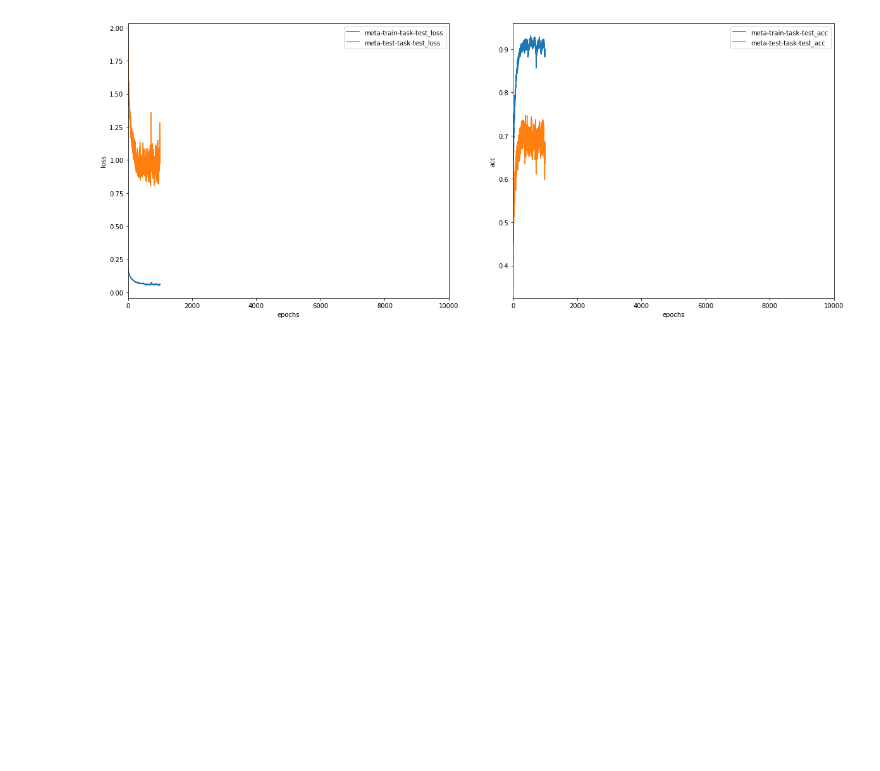
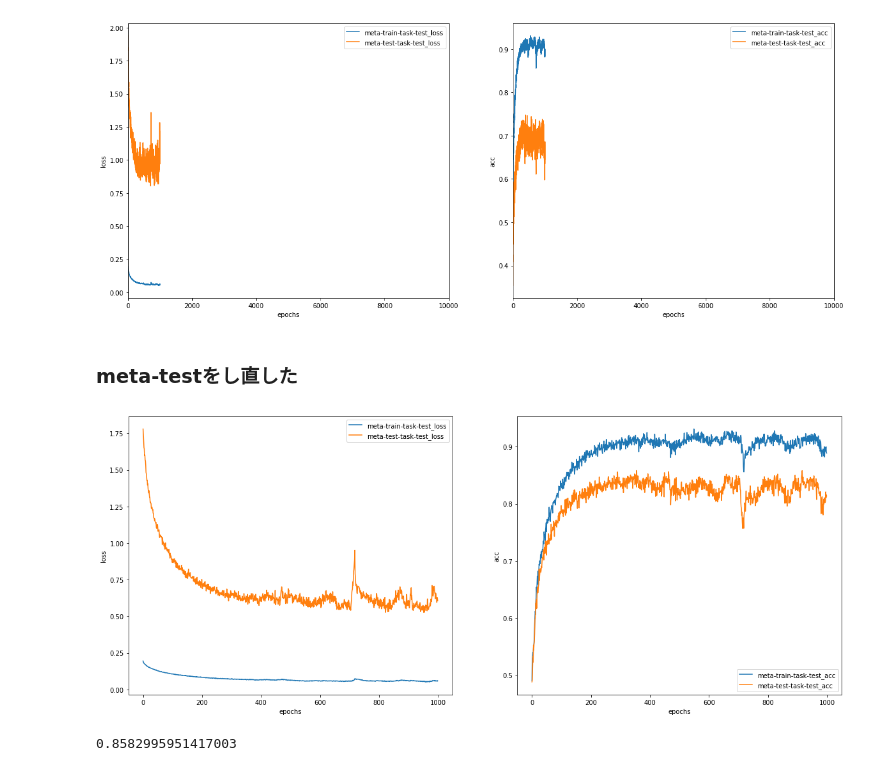
Before and after one commit to naruya/maml-pytorch, a Jupyter notebook: notebooks/maml_hist.ipynb, the cells around one changed output. Drawn from its saved outputs; the diff is of its cells as text; code cells hidden in the pictures; blank space fills up the shorter version.

Commit message:
change test-task-loader

```diff
--- a/notebooks/maml_hist.ipynb
+++ b/notebooks/maml_hist.ipynb
@@ -52,21 +53,34 @@ plt.ylabel("acc"); plt.xlabel("epochs"); plt.legend()
 plt.show()
 # %% [output]
 [figure]
+# %% [markdown]
+### meta-testをし直した
 # %%
+import numpy as np
+
+del test_loss
+del test_acc
+
 meta_test_hist = np.load("meta-test-loss.npy")
 test_loss = meta_test_hist[0]
 test_acc = meta_test_hist[1]
 plt.figure(figsize=(20,8))
 
 plt.subplot(1,2,1)
 plt.plot(train_loss, label="meta-train-task-test_loss")
 plt.plot(test_loss, label="meta-test-task-test_loss")
 plt.ylabel("loss"); plt.xlabel("epochs"); plt.legend()
 
 plt.subplot(1,2,2)
 plt.plot(train_acc, label="meta-train-task-test_acc")
 plt.plot(test_acc, label="meta-test-task-test_acc")
 plt.ylabel("acc"); plt.xlabel("epochs"); plt.legend()
 
 plt.savefig("plot_hist.png")
 plt.show()
+# %% [output]
+[figure, added]
+# %%
+np.max(test_acc)
+# %% [output]
+0.8582995951417003
```
Also changed, not shown: parts of 2 cells of this notebook, 3 other files.
